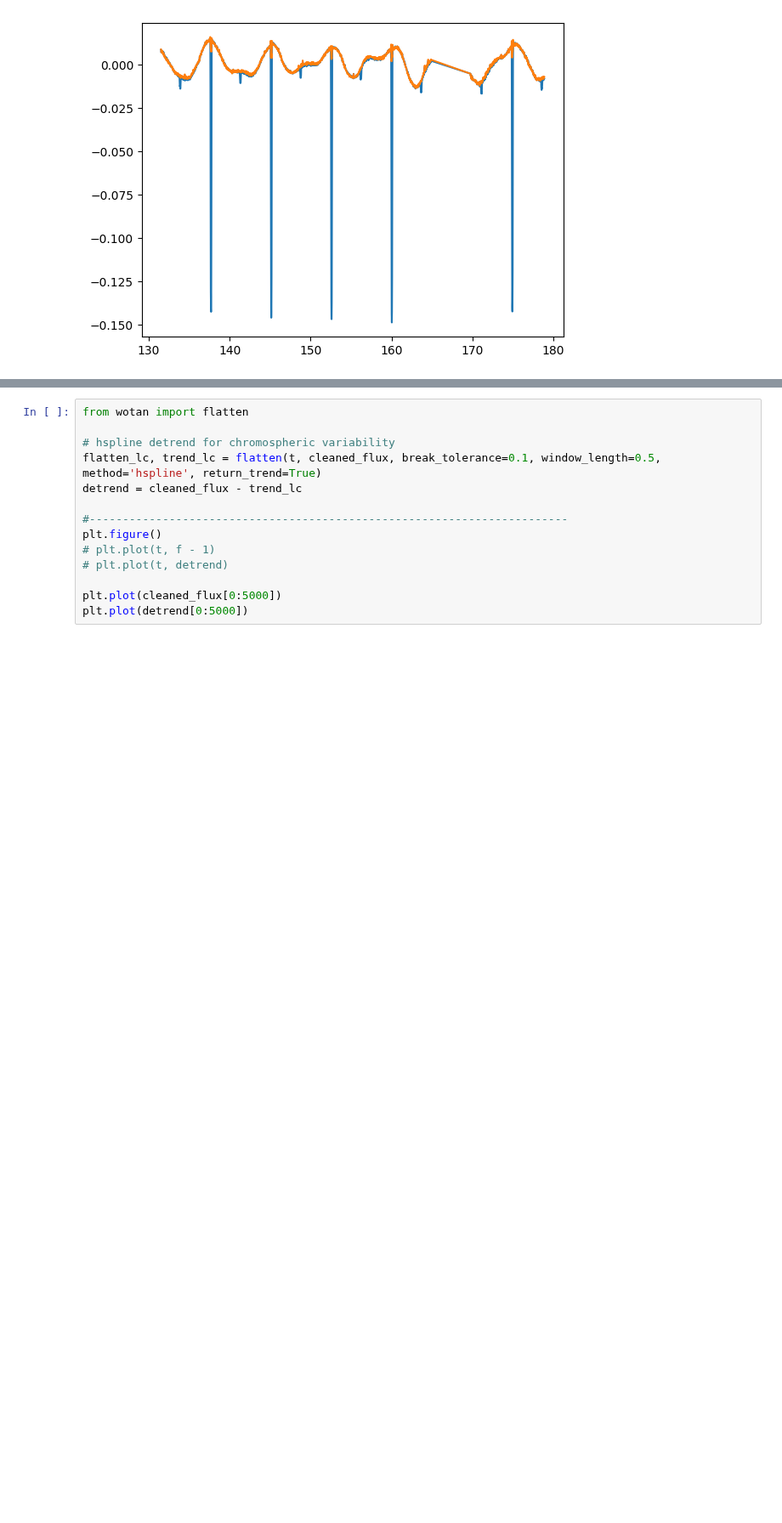
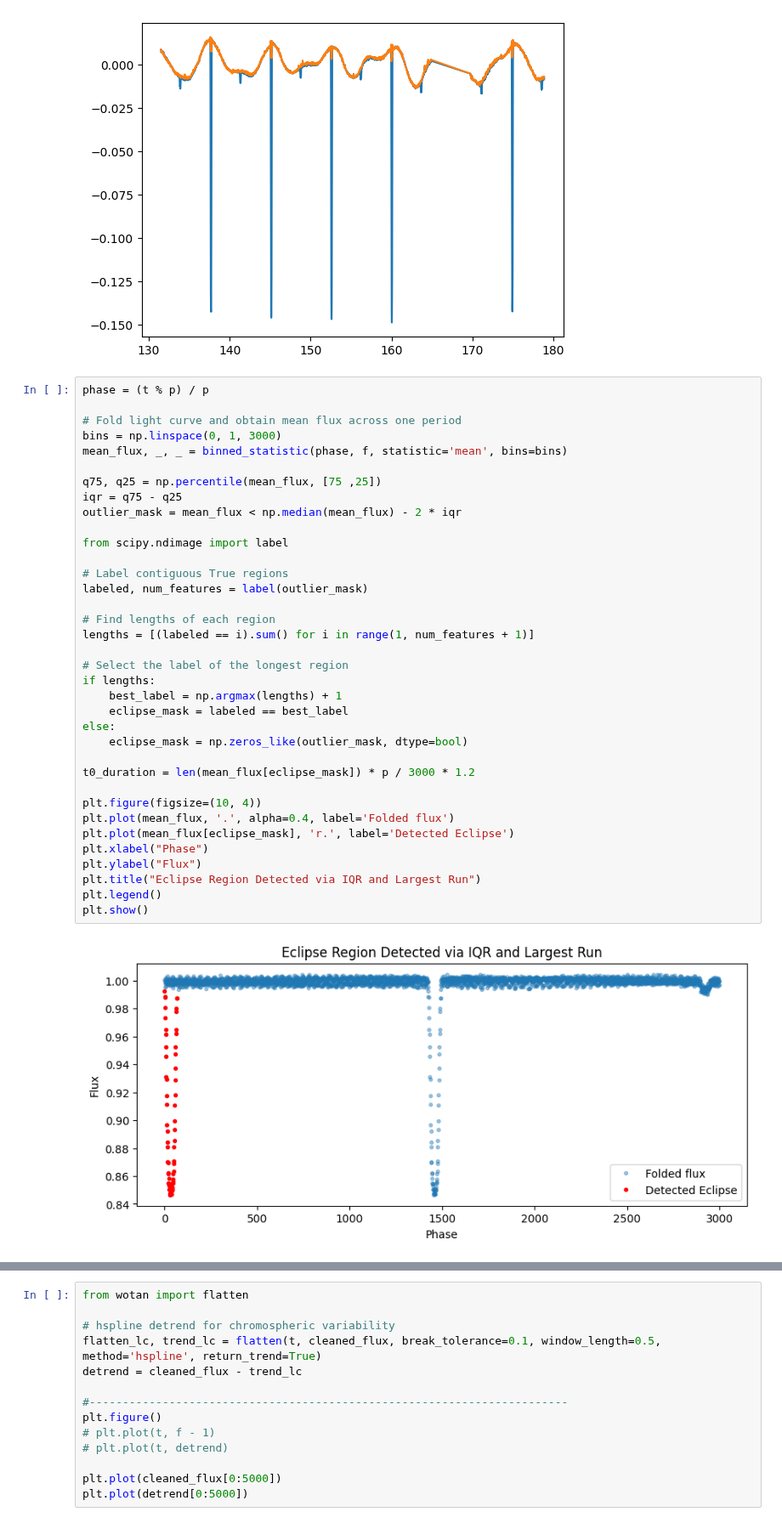
Before and after one commit to sfremy/astro_tools, a Jupyter notebook: prefold_automated.ipynb, the cells around one changed output, grey strips where cells are left out. Shown at 85% size. Cells and saved outputs as stored; diff of their text form; blank space fills up the shorter version.

```diff
--- a/prefold_automated.ipynb
+++ b/prefold_automated.ipynb
@@ -114,3 +114,41 @@ plt.plot(t[0:2000], cleaned_flux[0:2000])
 # %% [output]
 [<matplotlib.lines.Line2D at 0x...>]
 [figure]
+# %%
+phase = (t % p) / p
+
+# Fold light curve and obtain mean flux across one period
+bins = np.linspace(0, 1, 3000)
+mean_flux, _, _ = binned_statistic(phase, f, statistic='mean', bins=bins)
+
+q75, q25 = np.percentile(mean_flux, [75 ,25])
+iqr = q75 - q25
+outlier_mask = mean_flux < np.median(mean_flux) - 2 * iqr
+
+from scipy.ndimage import label
+
+# Label contiguous True regions
+labeled, num_features = label(outlier_mask)
+
+# Find lengths of each region
+lengths = [(labeled == i).sum() for i in range(1, num_features + 1)]
+
+# Select the label of the longest region
+if lengths:
+    best_label = np.argmax(lengths) + 1
+    eclipse_mask = labeled == best_label
+else:
+    eclipse_mask = np.zeros_like(outlier_mask, dtype=bool)
+
+t0_duration = len(mean_flux[eclipse_mask]) * p / 3000 * 1.2
+
+plt.figure(figsize=(10, 4))
+plt.plot(mean_flux, '.', alpha=0.4, label='Folded flux')
+plt.plot(mean_flux[eclipse_mask], 'r.', label='Detected Eclipse')
+plt.xlabel("Phase")
+plt.ylabel("Flux")
+plt.title("Eclipse Region Detected via IQR and Largest Run")
+plt.legend()
+plt.show()
+# %% [output]
+[figure, added]
```
Also changed, not shown: parts of 2 cells of this notebook.
